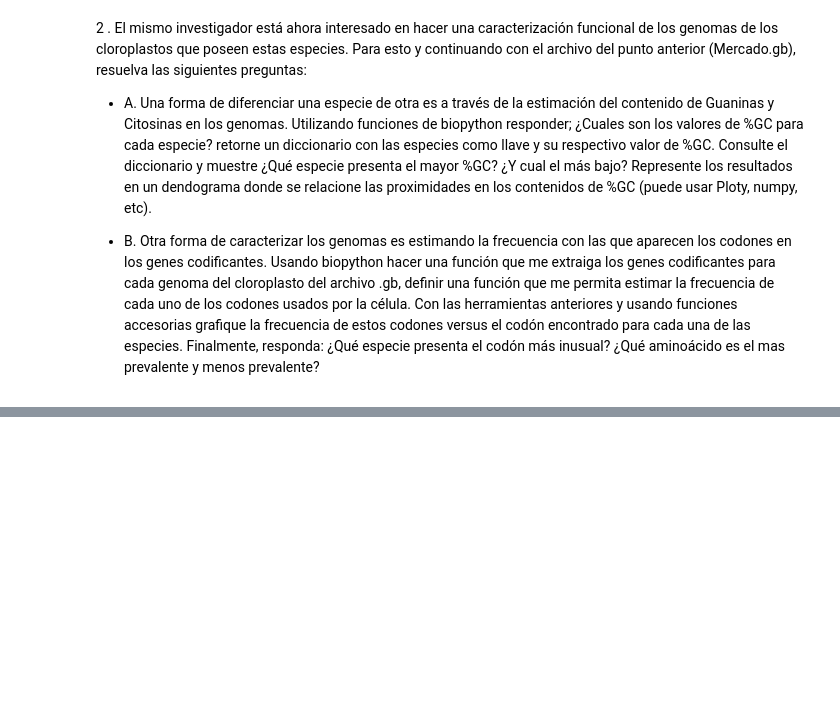
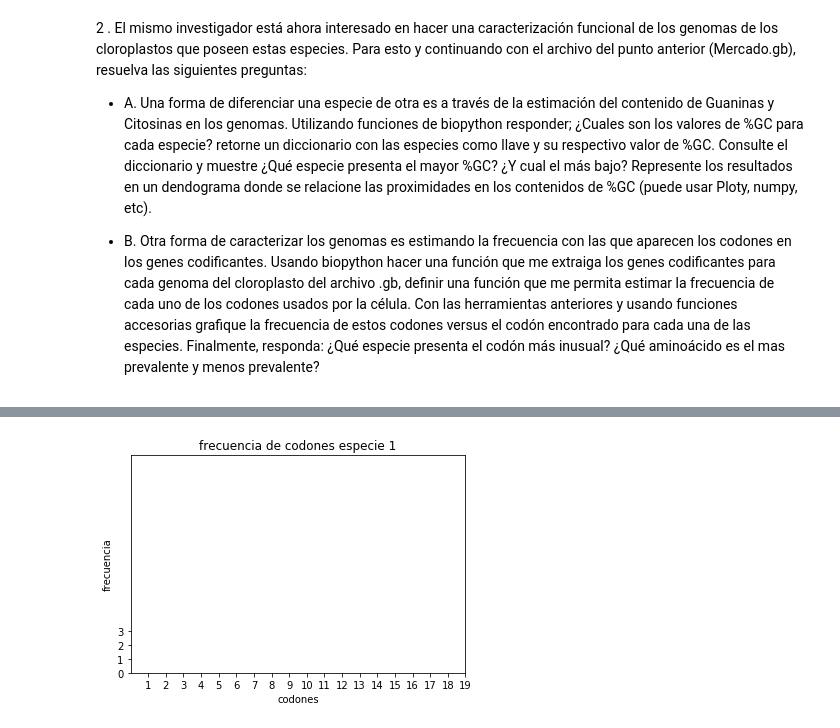
Before and after one commit to UniversidadEAFIT/compubiol_course, a Jupyter notebook: 20191/Talleres/Taller3/Taller3-ManejoArchivosBioPython.ipynb, the cells around one changed output, grey strips where cells are left out. Cells and saved outputs as stored; diff of their text form; code cells hidden in the pictures; blank space fills up the shorter version.

```diff
--- a/20191/Talleres/Taller3/Taller3-ManejoArchivosBioPython.ipynb
+++ b/20191/Talleres/Taller3/Taller3-ManejoArchivosBioPython.ipynb
@@ -67,0 +297,13 @@ REFERENCE   2  (bases 1 to 122198)
+# %%
+file = pd.read_csv('datos1.csv')
+fresc=file['fer']
+plt.hist( fresc )
+color= ['green']
+plt.xlabel("codones")
+plt.ylabel("frecuencia")
+plt.xticks(range(1,20))
+plt.yticks(range(0, 4))
+plt.title('frecuencia de codones especie 1')
+plt.show()
+# %% [output]
+[figure, added]
```
Also changed, not shown: parts of 26 cells of this notebook, 1 other file.
